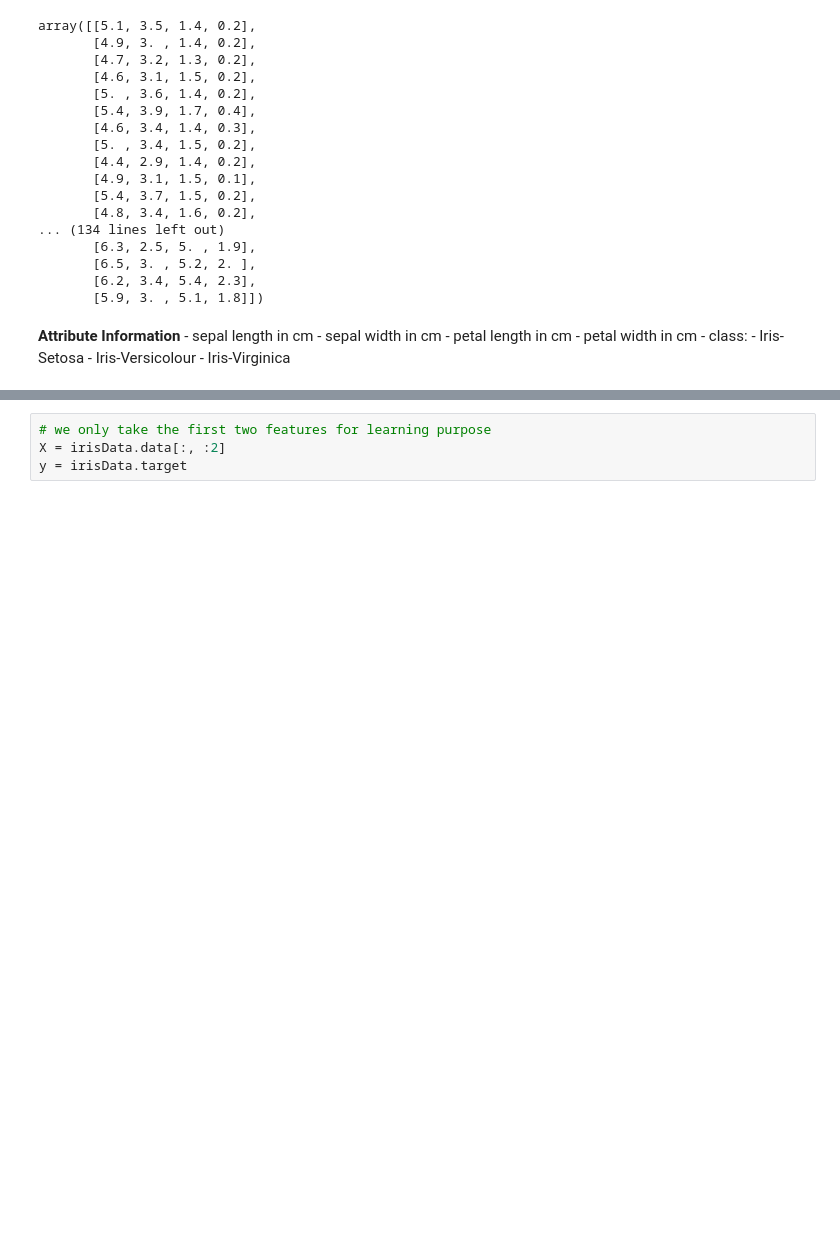
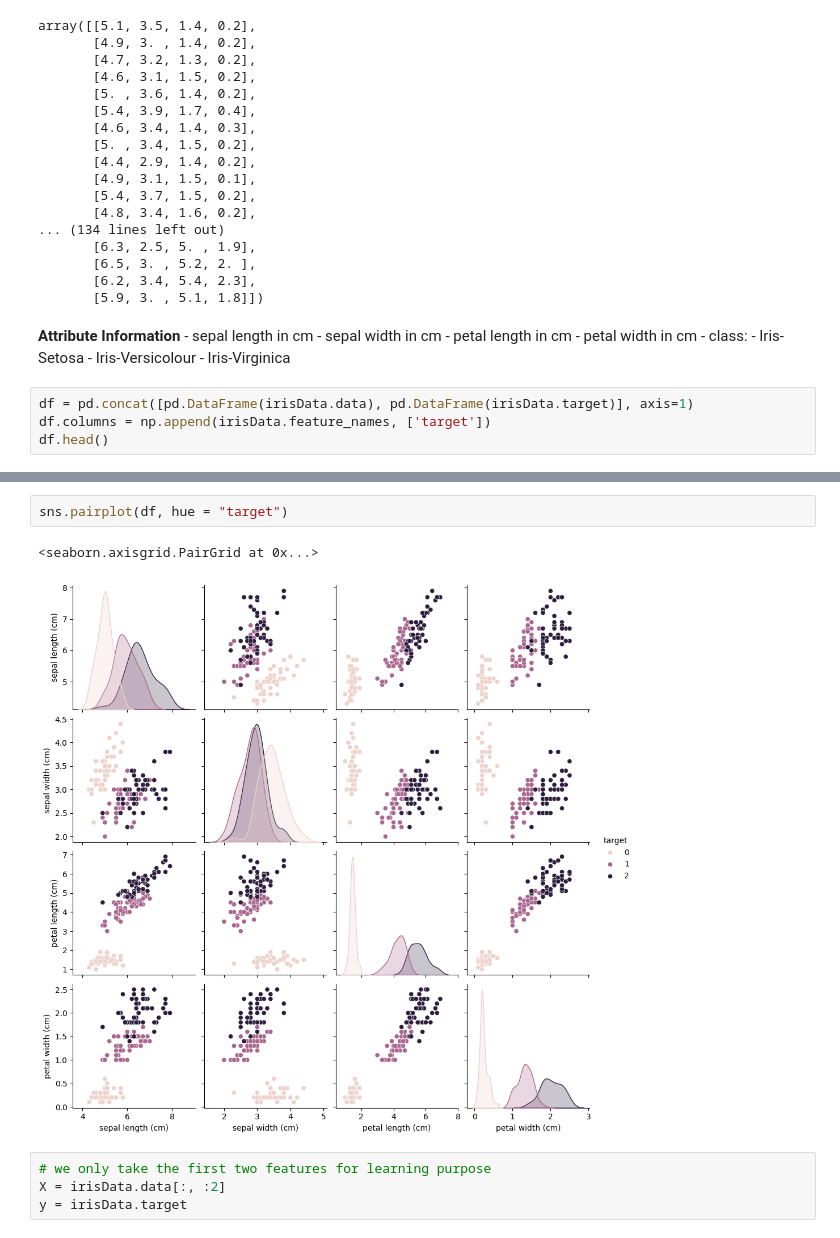
Before and after one commit to mohan-mj/KNN_K-Nearest-Neighbor, a Jupyter notebook: KNN-Iris.ipynb, the cells around one changed output, grey strips where cells are left out. Cells and saved outputs as stored; diff of their text form; blank space fills up the shorter version.

```diff
--- a/KNN-Iris.ipynb
+++ b/KNN-Iris.ipynb
@@ -38,3 +43,7 @@ array([[5.1, 3.5, 1.4, 0.2],
             - Iris-Setosa
             - Iris-Versicolour
             - Iris-Virginica
+# %%
+df = pd.concat([pd.DataFrame(irisData.data), pd.DataFrame(irisData.target)], axis=1)
+df.columns = np.append(irisData.feature_names, ['target'])
+df.head()
@@ -41,3 +57,8 @@ array([[5.1, 3.5, 1.4, 0.2],
+# %%
+sns.pairplot(df, hue = "target")
+# %% [output]
+<seaborn.axisgrid.PairGrid at 0x...>
+[figure, added]
 # %%
 # we only take the first two features for learning purpose
 X = irisData.data[:, :2]
```
Also changed, not shown: parts of 5 cells of this notebook, 3 other files.
